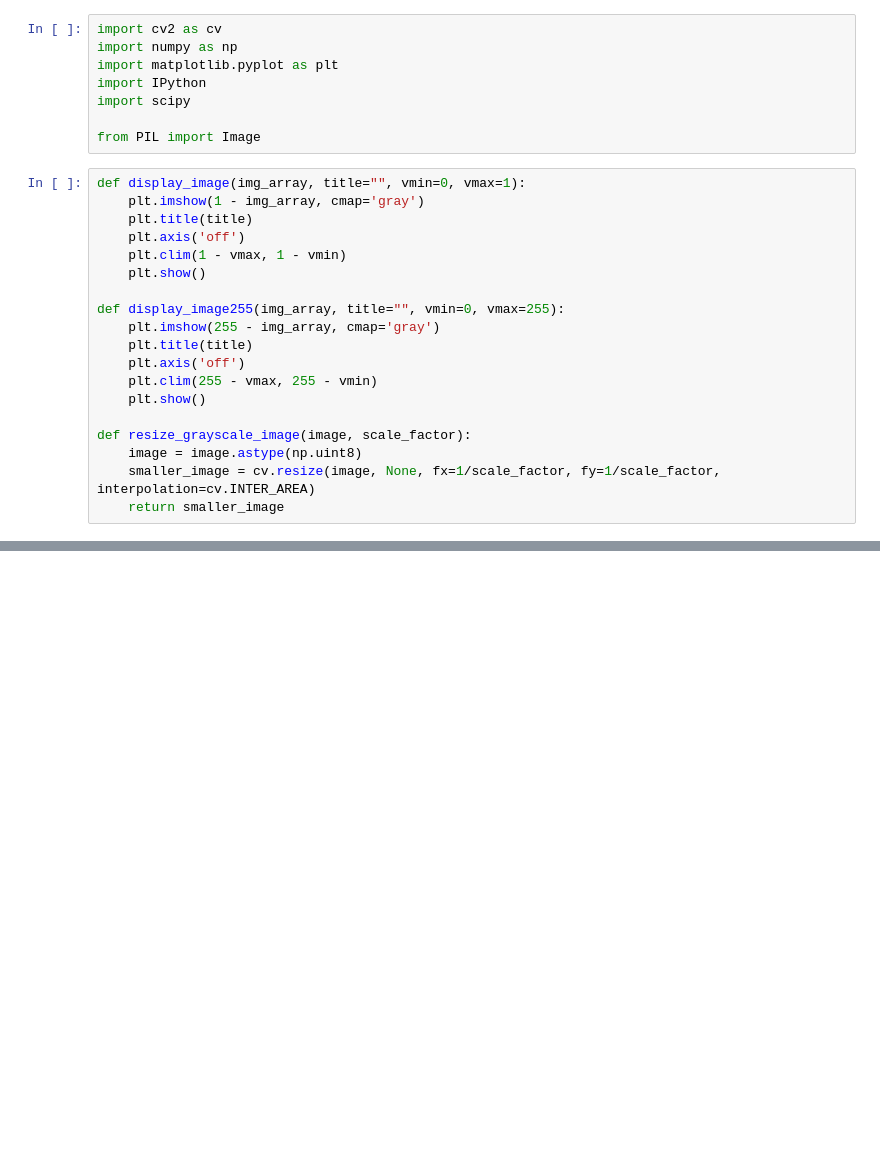
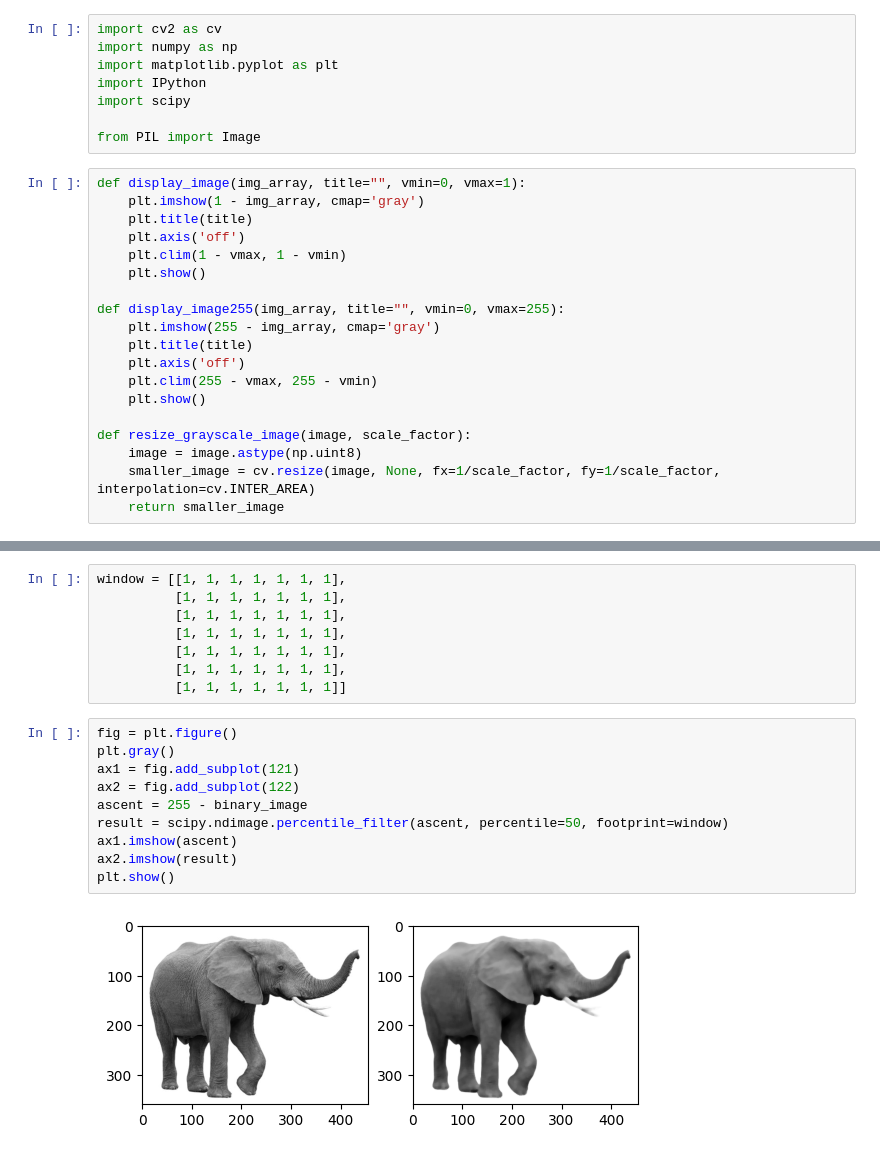
Before and after one commit to mprokhorov/bsu, a Jupyter notebook: fundamentals-of-digital-image-processing/lab5.ipynb, the cells around one changed output, grey strips where cells are left out. Drawn from its saved outputs; the diff is of its cells as text; blank space fills up the shorter version.

```diff
--- a/fundamentals-of-digital-image-processing/lab5.ipynb
+++ b/fundamentals-of-digital-image-processing/lab5.ipynb
@@ -49,0 +79,20 @@ plt.show()
+# %%
+window = [[1, 1, 1, 1, 1, 1, 1],
+          [1, 1, 1, 1, 1, 1, 1],
+          [1, 1, 1, 1, 1, 1, 1],
+          [1, 1, 1, 1, 1, 1, 1],
+          [1, 1, 1, 1, 1, 1, 1],
+          [1, 1, 1, 1, 1, 1, 1],
+          [1, 1, 1, 1, 1, 1, 1]]
+# %%
+fig = plt.figure()
+plt.gray()
+ax1 = fig.add_subplot(121)
+ax2 = fig.add_subplot(122)
+ascent = 255 - binary_image
+result = scipy.ndimage.percentile_filter(ascent, percentile=50, footprint=window)
+ax1.imshow(ascent)
+ax2.imshow(result)
+plt.show()
+# %% [output]
+[figure, added]
```
Also changed, not shown: parts of 9 cells of this notebook, 10 other files.
